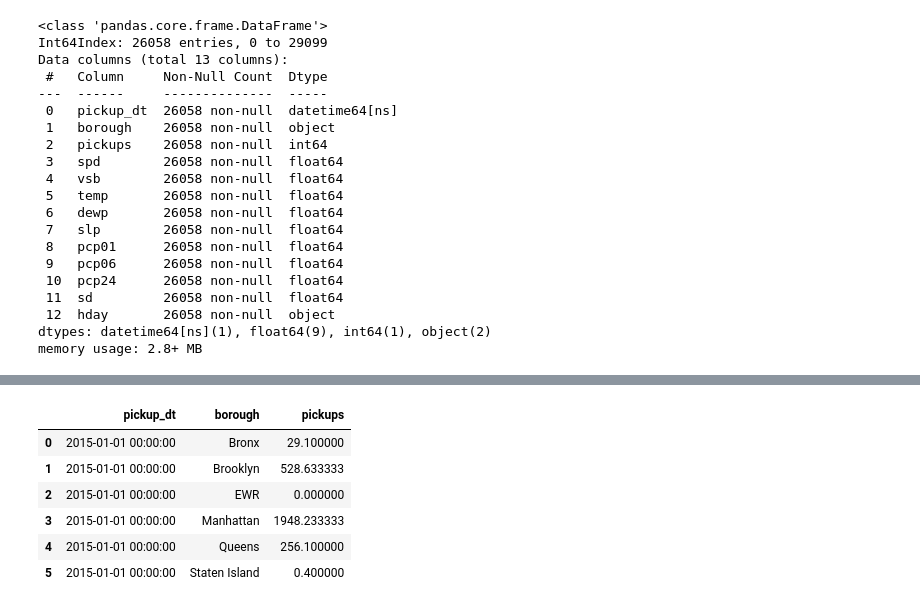
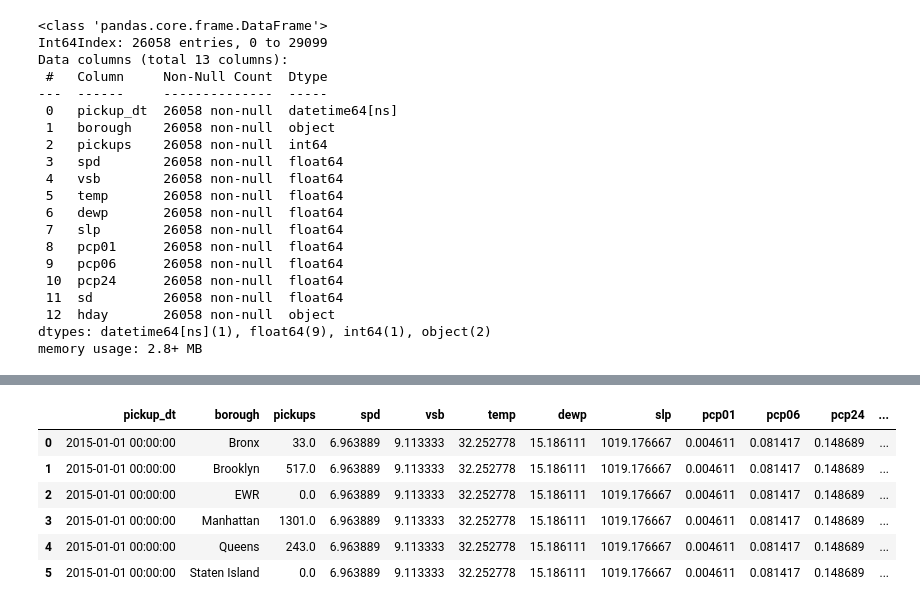
Before and after one commit to Jherza-X/Project1-Group9, a Jupyter notebook: Uber-Weather-Project/project-1 - data_cleaning.ipynb, the cells around one changed output, grey strips where cells are left out. Saved outputs shown, nothing was run; the diff lists cells and outputs as text; code cells hidden in the pictures.

Commit message:
upload data cleaning

```diff
--- a/Uber-Weather-Project/project-1 - data_cleaning.ipynb
+++ b/Uber-Weather-Project/project-1 - data_cleaning.ipynb
@@ -143,22 +185,40 @@ memory usage: 2.8+ MB
 # %%
-# Fill in the empty value for 2015-01-01 00:00:00 for each borough with an average of 00:00:00 in month 1 :
-Bronx_mean = df[(df['borough'] == 'Bronx') & (df['pickup_dt'].dt.month == 1) & (df['pickup_dt'].dt.hour == 0)]['pickups'].mean()
-Brooklyn_mean = df[(df['borough'] == 'Brooklyn') & (df['pickup_dt'].dt.month == 1) & (df['pickup_dt'].dt.hour == 0)]['pickups'].mean()
-EWR_mean = df[(df['borough'] == 'EWR') & (df['pickup_dt'].dt.month == 1) & (df['pickup_dt'].dt.hour == 0)]['pickups'].mean()
-Manhattan_mean = df[(df['borough'] == 'Manhattan') & (df['pickup_dt'].dt.month == 1) & (df['pickup_dt'].dt.hour == 0)]['pickups'].mean()
-Queens_mean = df[(df['borough'] == 'Queens') & (df['pickup_dt'].dt.month == 1) & (df['pickup_dt'].dt.hour == 0)]['pickups'].mean()
-StatenIsland_mean = df[(df['borough'] == 'Staten Island') & (df['pickup_dt'].dt.month == 1) & (df['pickup_dt'].dt.hour == 0)]['pickups'].mean()
+# Fill in the empty value on 2015-01-01 00:00:00 for each borough with an average data of 00:00:00 in month 1
+Bronx_mean = df[(df['borough'] == 'Bronx') & (df['pickup_dt'].dt.month == 1) & (df['pickup_dt'].dt.hour == 0)].mean()
+Brooklyn_mean = df[(df['borough'] == 'Brooklyn') & (df['pickup_dt'].dt.month == 1) & (df['pickup_dt'].dt.hour == 0)].mean()
+EWR_mean = df[(df['borough'] == 'EWR') & (df['pickup_dt'].dt.month == 1) & (df['pickup_dt'].dt.hour == 0)].mean()
+Manhattan_mean = df[(df['borough'] == 'Manhattan') & (df['pickup_dt'].dt.month == 1) & (df['pickup_dt'].dt.hour == 0)].mean()
+Queens_mean = df[(df['borough'] == 'Queens') & (df['pickup_dt'].dt.month == 1) & (df['pickup_dt'].dt.hour == 0)].mean()
+StatenIsland_mean = df[(df['borough'] == 'Staten Island') & (df['pickup_dt'].dt.month == 1) & (df['pickup_dt'].dt.hour == 0)].mean()
+
+# Average pickups in holidays on 2015-01-01 00:00:00 for each borough in month 1
+Bronx_mean_pk = df[(df['borough'] == 'Bronx') & (df['pickup_dt'].dt.month == 1) & (df['pickup_dt'].dt.hour == 0) & (df['hday'] == 'Y')]['pickups'].mean()
+Brooklyn_mean_pk = df[(df['borough'] == 'Brooklyn') & (df['pickup_dt'].dt.month == 1) & (df['pickup_dt'].dt.hour == 0) & (df['hday'] == 'Y')]['pickups'].mean()
+EWR_mean_pk = df[(df['borough'] == 'EWR') & (df['pickup_dt'].dt.month == 1) & (df['pickup_dt'].dt.hour == 0) & (df['hday'] == 'Y')]['pickups'].mean()
+Manhattan_mean_pk = df[(df['borough'] == 'Manhattan') & (df['pickup_dt'].dt.month == 1) & (df['pickup_dt'].dt.hour == 0) & (df['hday'] == 'Y')]['pickups'].mean()
+Queens_mean_pk = df[(df['borough'] == 'Queens') & (df['pickup_dt'].dt.month == 1) & (df['pickup_dt'].dt.hour == 0) & (df['hday'] == 'Y')]['pickups'].mean()
+StatenIsland_mean_pk = df[(df['borough'] == 'Staten Island') & (df['pickup_dt'].dt.month == 1) & (df['pickup_dt'].dt.hour == 0) & (df['hday'] == 'Y')]['pickups'].mean()
-# %%
-new_data = pd.DataFrame({ "pickup_dt" : "2015-01-01 00:00:00",
-                          "borough" : df['borough'].unique(),
-                          "pickups" : [Bronx_mean, Brooklyn_mean, EWR_mean,Manhattan_mean,Queens_mean,StatenIsland_mean]
-                          })
-new_data
-# %% [output]
-|  | pickup_dt | borough | pickups |
-| 0 | 2015-01-01 00:00:00 | Bronx | 29.100000 |
-| 1 | 2015-01-01 00:00:00 | Brooklyn | 528.633333 |
-| 2 | 2015-01-01 00:00:00 | EWR | 0.000000 |
-| 3 | 2015-01-01 00:00:00 | Manhattan | 1948.233333 |
-| 4 | 2015-01-01 00:00:00 | Queens | 256.100000 |
-| 5 | 2015-01-01 00:00:00 | Staten Island | 0.400000 |
+# %%
+# Create Data Frame for missing values
+new_data = pd.DataFrame({"pickup_dt" : "2015-01-01 00:00:00",
+                        "borough" : df['borough'].unique(),
+                        "pickups" : [Bronx_mean_pk, Brooklyn_mean_pk, EWR_mean_pk,Manhattan_mean_pk,Queens_mean_pk,StatenIsland_mean_pk],
+                        "spd":[Bronx_mean[1], Brooklyn_mean[1], EWR_mean[1],Manhattan_mean[1],Queens_mean[1],StatenIsland_mean[1]],
+                        "vsb":[Bronx_mean[2], Brooklyn_mean[2], EWR_mean[2],Manhattan_mean[2],Queens_mean[2],StatenIsland_mean[2]],
+                        "temp":[Bronx_mean[3], Brooklyn_mean[3], EWR_mean[3],Manhattan_mean[3],Queens_mean[3],StatenIsland_mean[3]],
+                        "dewp":[Bronx_mean[4], Brooklyn_mean[4], EWR_mean[4],Manhattan_mean[4],Queens_mean[4],StatenIsland_mean[4]],
+                        "slp":[Bronx_mean[5], Brooklyn_mean[5], EWR_mean[5],Manhattan_mean[5],Queens_mean[5],StatenIsland_mean[5]],
+                        "pcp01":[Bronx_mean[6], Brooklyn_mean[6], EWR_mean[6],Manhattan_mean[6],Queens_mean[6],StatenIsland_mean[6]],
+                        "pcp06":[Bronx_mean[7], Brooklyn_mean[7], EWR_mean[7],Manhattan_mean[7],Queens_mean[7],StatenIsland_mean[7]],
+                        "pcp24":[Bronx_mean[8], Brooklyn_mean[8], EWR_mean[8],Manhattan_mean[8],Queens_mean[8],StatenIsland_mean[8]],
+                        "sd":[Bronx_mean[9], Brooklyn_mean[9], EWR_mean[9],Manhattan_mean[9],Queens_mean[9],StatenIsland_mean[9]],
+                        "hday":"Y"})
+new_data
+# %% [output]
+|  | pickup_dt | borough | pickups | spd | vsb | temp | dewp | slp | pcp01 | pcp06 | pcp24 | ... |
+| 0 | 2015-01-01 00:00:00 | Bronx | 33.0 | 6.963889 | 9.113333 | 32.252778 | 15.186111 | 1019.176667 | 0.004611 | 0.081417 | 0.148689 | ... |
+| 1 | 2015-01-01 00:00:00 | Brooklyn | 517.0 | 6.963889 | 9.113333 | 32.252778 | 15.186111 | 1019.176667 | 0.004611 | 0.081417 | 0.148689 | ... |
+| 2 | 2015-01-01 00:00:00 | EWR | 0.0 | 6.963889 | 9.113333 | 32.252778 | 15.186111 | 1019.176667 | 0.004611 | 0.081417 | 0.148689 | ... |
+| 3 | 2015-01-01 00:00:00 | Manhattan | 1301.0 | 6.963889 | 9.113333 | 32.252778 | 15.186111 | 1019.176667 | 0.004611 | 0.081417 | 0.148689 | ... |
+| 4 | 2015-01-01 00:00:00 | Queens | 243.0 | 6.963889 | 9.113333 | 32.252778 | 15.186111 | 1019.176667 | 0.004611 | 0.081417 | 0.148689 | ... |
+| 5 | 2015-01-01 00:00:00 | Staten Island | 0.0 | 6.963889 | 9.113333 | 32.252778 | 15.186111 | 1019.176667 | 0.004611 | 0.081417 | 0.148689 | ... |
```
Also changed, not shown: parts of 7 cells of this notebook.
